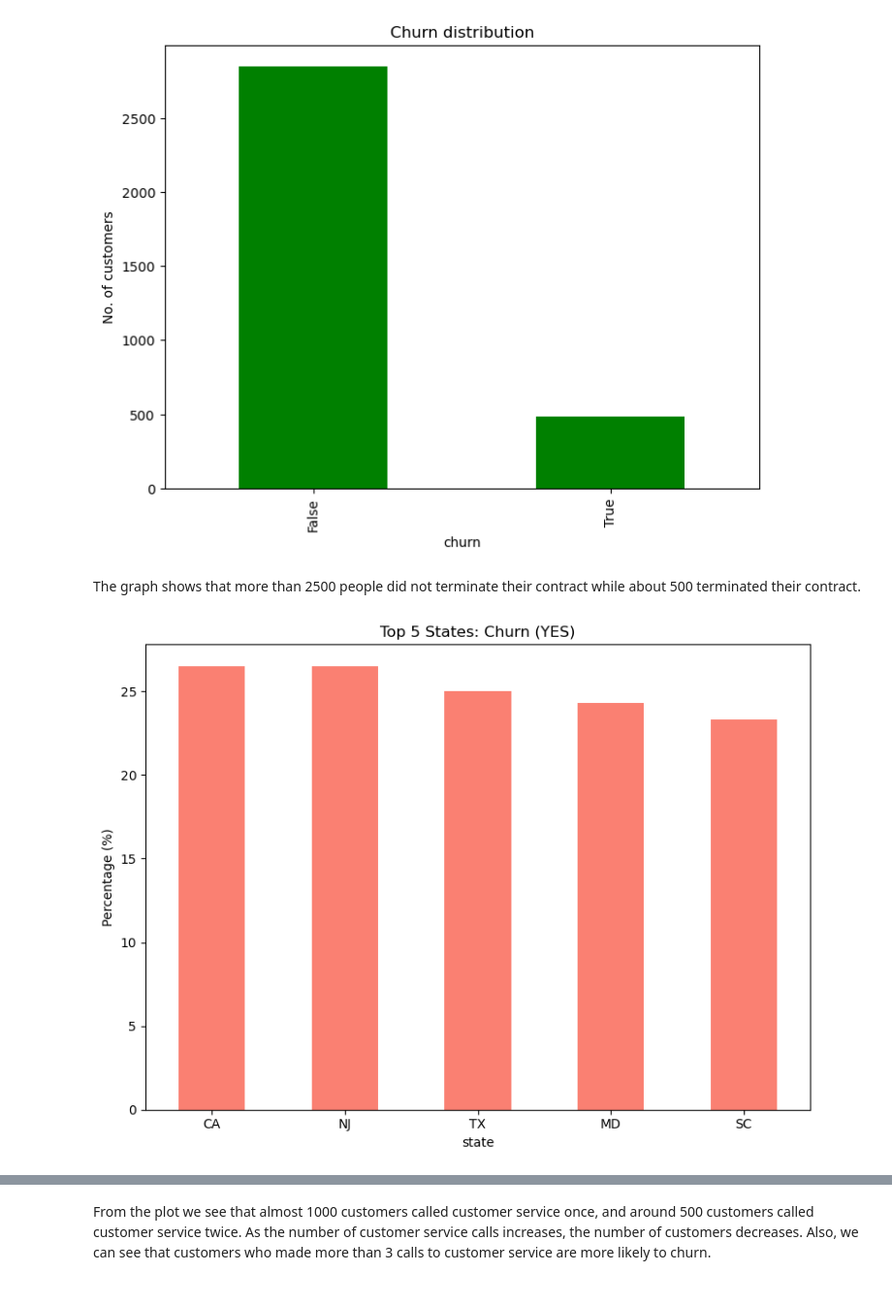
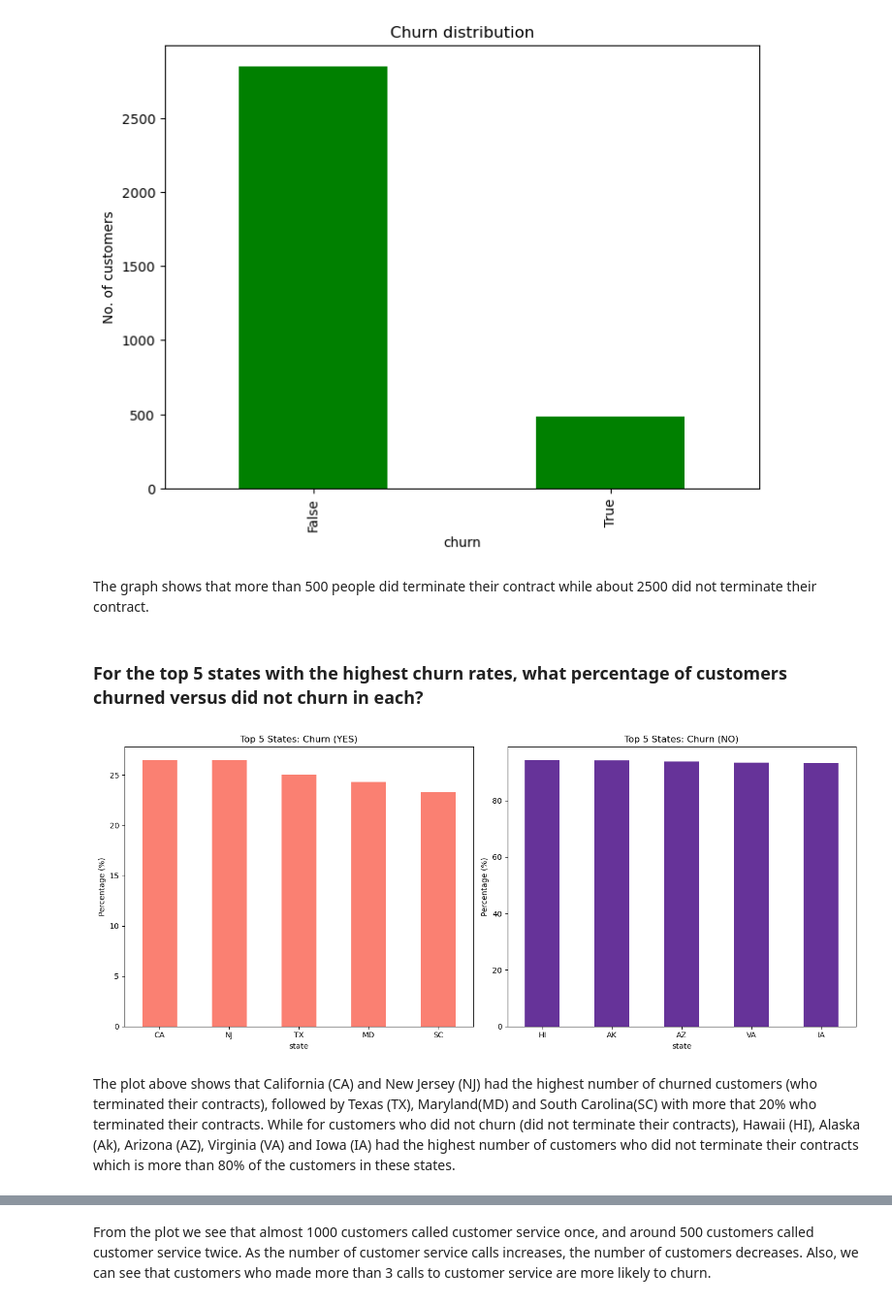
Before and after one commit to justshron/SyriaTel-Customer-Analysis, a Jupyter notebook: Index.ipynb, the cells around one changed output, grey strips where cells are left out. Shown at 97% size. Cells and saved outputs as stored; diff of their text form; code cells hidden in the pictures.

```diff
--- a/Index.ipynb
+++ b/Index.ipynb
@@ -141,28 +163,36 @@ plt.show()
 # %% [output]
 [figure]
 # %% [markdown]
-The graph shows that more than 2500 people did not terminate their contract while about 500 terminated their contract.
+The graph shows that more than 500 people did terminate their contract while about 2500 did not terminate their contract.
+# %% [markdown]
+ ### For the top 5 states with the highest churn rates, what percentage of customers churned versus did not churn in each?
 # %%
 import matplotlib.pyplot as plt
 
 # 1. Prepare the data
 # Group, normalize to get percentages, and unstack
-state_churn = df.groupby('state')['churn'].value_counts(normalize=True).unstack() * 100
+state_churn = df.groupby('state')['churn'].value_counts(normalize=True).unstack() *100
 
 # Get Top 5 for 'Yes' (True) and Top 5 for 'No' (False)
 top_5_yes = state_churn[True].sort_values(ascending=False).head(5)
+top_5_NO = state_churn[False].sort_values(ascending=False).head(5)
 
 # 2. Create a figure with 2 subplots (1 row, 2 columns)
-fig, ax1 = plt.subplots( figsize=(8, 6))
-
+fig, (ax1, ax2) = plt.subplots(1, 2, figsize=(14, 6))
 # Plot 'Yes' Churn (Left side)
 top_5_yes.plot(kind='bar', ax=ax1, color='salmon')
 ax1.set_title('Top 5 States: Churn (YES)')
 ax1.set_ylabel('Percentage (%)')
 ax1.tick_params(axis='x', rotation=0)
 
-
+top_5_NO.plot(kind='bar', ax=ax2, color='rebeccapurple')
+ax2.set_title('Top 5 States: Churn (NO)')
+ax2.set_ylabel('Percentage (%)')
+ax2.tick_params(axis='x', rotation=0)
 plt.tight_layout()
 plt.show()
 # %% [output]
-[figure, old version]
+[figure, new version]
+# %% [markdown]
+The plot above shows that California (CA) and New Jersey (NJ) had the highest number of churned customers (who terminated their contracts), followed by Texas (TX), Maryland(MD) and South Carolina(SC) with more that 20% who terminated their contracts.
+While for customers who did not churn (did not terminate their contracts), Hawaii (HI), Alaska (Ak), Arizona (AZ), Virginia (VA) and Iowa (IA) had the highest number of customers who did not terminate their contracts which is more than 80% of the customers in these states.
```
Also changed, not shown: parts of 21 cells of this notebook.
